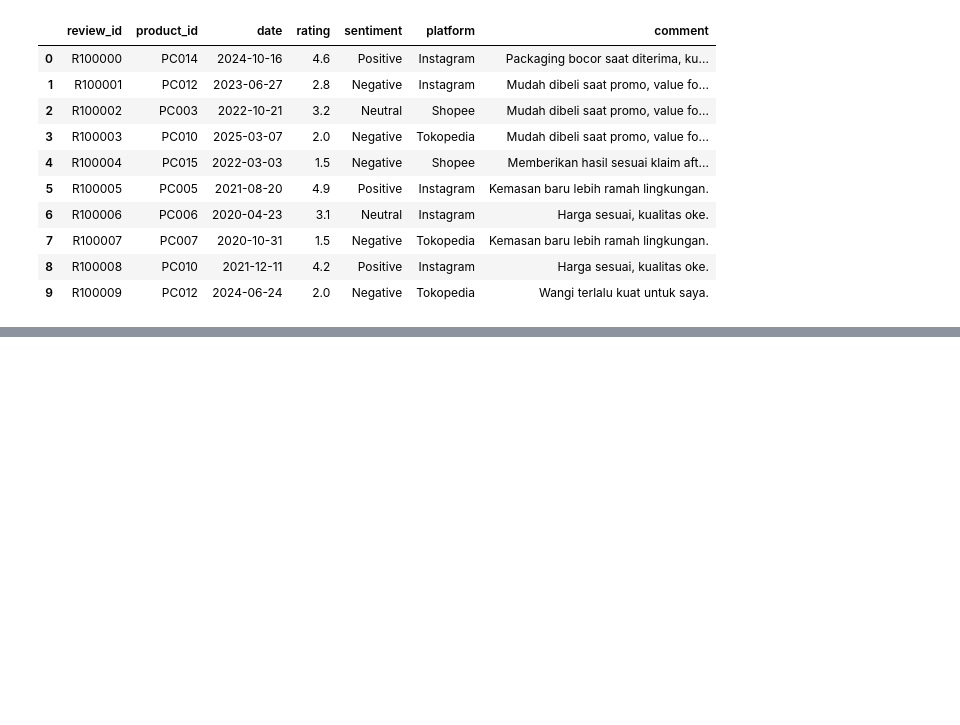
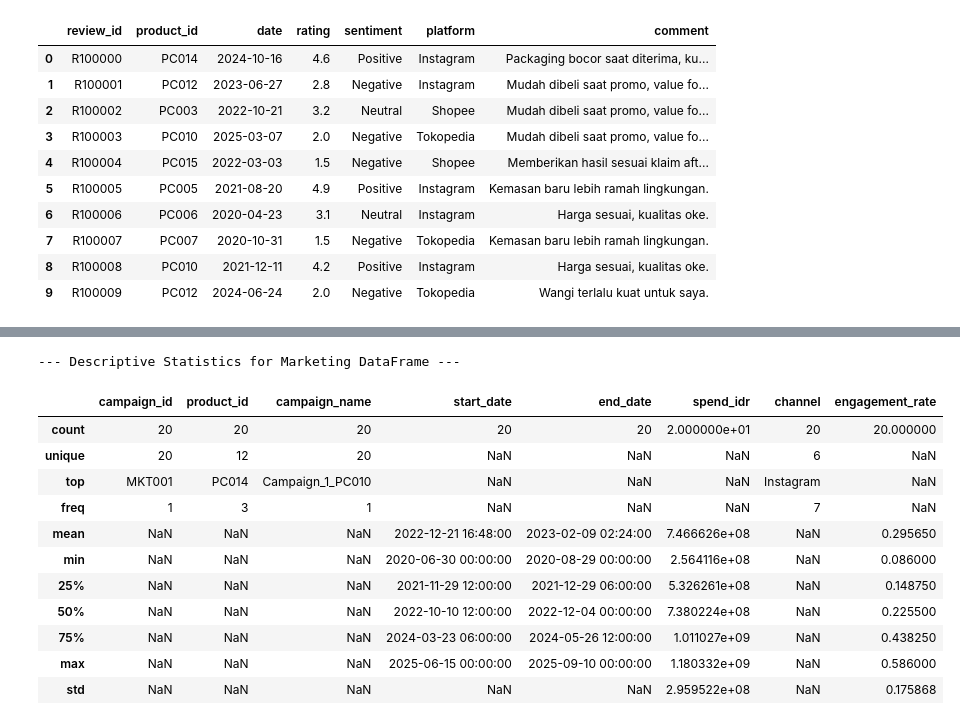
Before and after one commit to LatiefDataVisionary/fmcg-gelar-rasa-2025, a Jupyter notebook: notebooks/notebook.ipynb, the cells around one changed output, grey strips where cells are left out. Cells and saved outputs as stored; diff of their text form; code cells hidden in the pictures; blank space fills up the shorter version.

```diff
--- a/notebooks/notebook.ipynb
+++ b/notebooks/notebook.ipynb
@@ -1520,0 +1531,17 @@ memory usage: 547.0+ KB
+# %%
+print("--- Descriptive Statistics for Marketing DataFrame ---")
+display(marketing.describe(include='all'))
+# %% [output]
+--- Descriptive Statistics for Marketing DataFrame ---
+|  | campaign_id | product_id | campaign_name | start_date | end_date | spend_idr | channel | engagement_rate |
+| count | 20 | 20 | 20 | 20 | 20 | 2.000000e+01 | 20 | 20.000000 |
+| unique | 20 | 12 | 20 | NaN | NaN | NaN | 6 | NaN |
+| top | MKT001 | PC014 | Campaign_1_PC010 | NaN | NaN | NaN | Instagram | NaN |
+| freq | 1 | 3 | 1 | NaN | NaN | NaN | 7 | NaN |
+| mean | NaN | NaN | NaN | 2022-12-21 16:48:00 | 2023-02-09 02:24:00 | 7.466626e+08 | NaN | 0.295650 |
+| min | NaN | NaN | NaN | 2020-06-30 00:00:00 | 2020-08-29 00:00:00 | 2.564116e+08 | NaN | 0.086000 |
+| 25% | NaN | NaN | NaN | 2021-11-29 12:00:00 | 2021-12-29 06:00:00 | 5.326261e+08 | NaN | 0.148750 |
+| 50% | NaN | NaN | NaN | 2022-10-10 12:00:00 | 2022-12-04 00:00:00 | 7.380224e+08 | NaN | 0.225500 |
+| 75% | NaN | NaN | NaN | 2024-03-23 06:00:00 | 2024-05-26 12:00:00 | 1.011027e+09 | NaN | 0.438250 |
+| max | NaN | NaN | NaN | 2025-06-15 00:00:00 | 2025-09-10 00:00:00 | 1.180332e+09 | NaN | 0.586000 |
+| std | NaN | NaN | NaN | NaN | NaN | 2.959522e+08 | NaN | 0.175868 |
```
Also changed, not shown: parts of 5 cells of this notebook.
